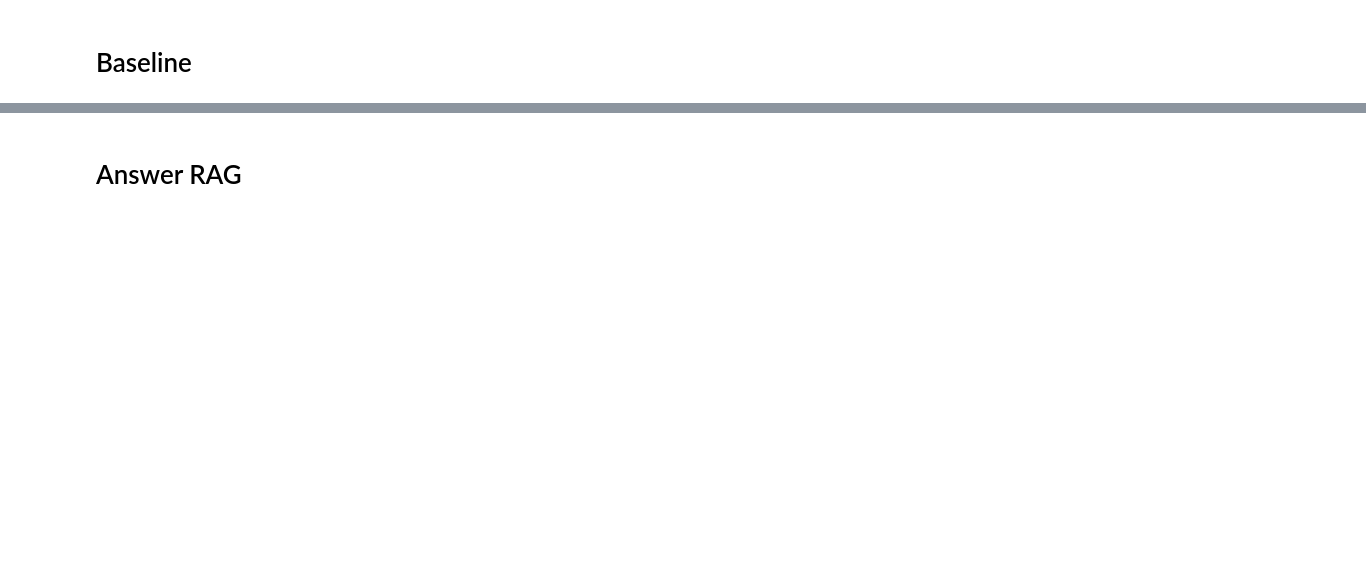
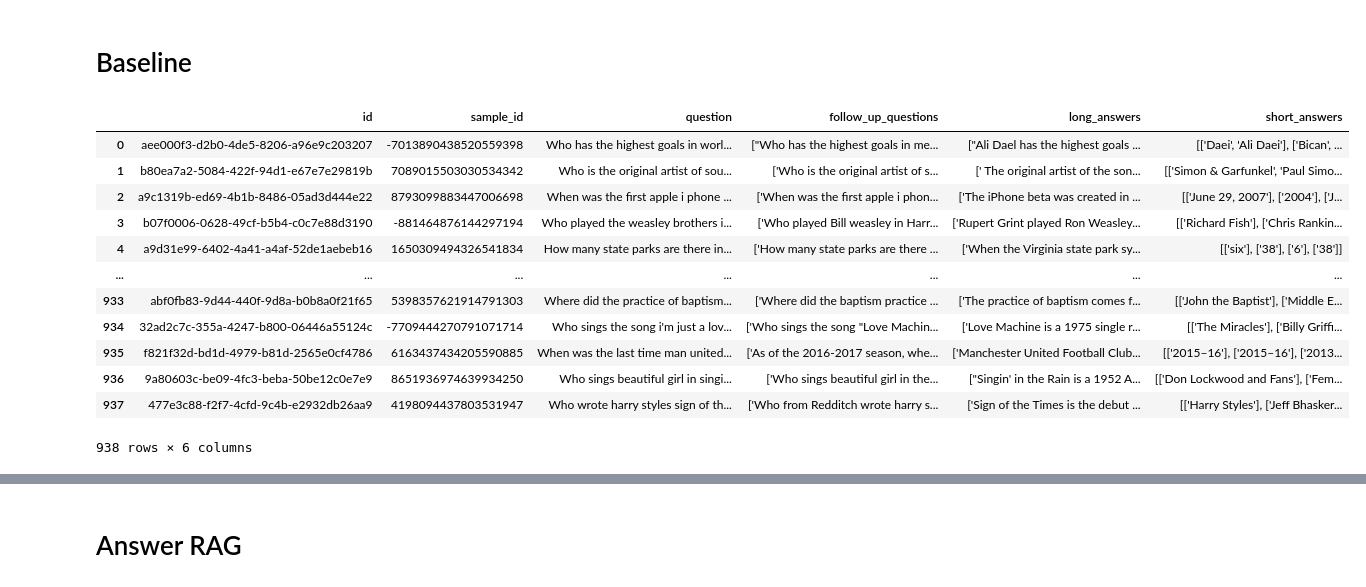
Before and after one commit to lab-paper-code/QriousRAG, a Jupyter notebook: model/answer_rag.ipynb, the cells around one changed output, grey strips where cells are left out. Cells and saved outputs as stored; diff of their text form; code cells hidden in the pictures; blank space fills up the shorter version.

```diff
--- a/model/answer_rag.ipynb
+++ b/model/answer_rag.ipynb
@@ -305,6 +349,22 @@ def answer(query, context):
 # print(np.round(scores * 100, 2))
 # %% [markdown]
 # Baseline
+# %%
+qa_df
+# %% [output]
+|  | id | sample_id | question | follow_up_questions | long_answers | short_answers |
+| 0 | aee000f3-d2b0-4de5-8206-a96e9c203207 | -7013890438520559398 | Who has the highest goals in worl... | ["Who has the highest goals in me... | ["Ali Dael has the highest goals ... | [['Daei', 'Ali Daei'], ['Bican', ... |
+| 1 | b80ea7a2-5084-422f-94d1-e67e7e29819b | 7089015503030534342 | Who is the original artist of sou... | ['Who is the original artist of s... | [' The original artist of the son... | [['Simon & Garfunkel', 'Paul Simo... |
+| 2 | a9c1319b-ed69-4b1b-8486-05ad3d444e22 | 8793099883447006698 | When was the first apple i phone ... | ['When was the first apple i phon... | ['The iPhone beta was created in ... | [['June 29, 2007'], ['2004'], ['J... |
+| 3 | b07f0006-0628-49cf-b5b4-c0c7e88d3190 | -881464876144297194 | Who played the weasley brothers i... | ['Who played Bill weasley in Harr... | ['Rupert Grint played Ron Weasley... | [['Richard Fish'], ['Chris Rankin... |
+| 4 | a9d31e99-6402-4a41-a4af-52de1aebeb16 | 1650309494326541834 | How many state parks are there in... | ['How many state parks are there ... | ['When the Virginia state park sy... | [['six'], ['38'], ['6'], ['38']] |
+| ... | ... | ... | ... | ... | ... | ... |
+| 933 | abf0fb83-9d44-440f-9d8a-b0b8a0f21f65 | 5398357621914791303 | Where did the practice of baptism... | ['Where did the baptism practice ... | ['The practice of baptism comes f... | [['John the Baptist'], ['Middle E... |
+| 934 | 32ad2c7c-355a-4247-b800-06446a55124c | -7709444270791071714 | Who sings the song i'm just a lov... | ['Who sings the song "Love Machin... | ['Love Machine is a 1975 single r... | [['The Miracles'], ['Billy Griffi... |
+| 935 | f821f32d-bd1d-4979-b81d-2565e0cf4786 | 6163437434205590885 | When was the last time man united... | ['As of the 2016-2017 season, whe... | ['Manchester United Football Club... | [['2015–16'], ['2015–16'], ['2013... |
+| 936 | 9a80603c-be09-4fc3-beba-50be12c0e7e9 | 8651936974639934250 | Who sings beautiful girl in singi... | ['Who sings beautiful girl in the... | ["Singin' in the Rain is a 1952 A... | [['Don Lockwood and Fans'], ['Fem... |
+| 937 | 477e3c88-f2f7-4cfd-9c4b-e2932db26aa9 | 4198094437803531947 | Who wrote harry styles sign of th... | ['Who from Redditch wrote harry s... | ['Sign of the Times is the debut ... | [['Harry Styles'], ['Jeff Bhasker... |
+938 rows × 6 columns
 # %%
 from tqdm import tqdm
 from evaluation import evaluate
```
Also changed, not shown: parts of 15 cells of this notebook, 6 other files.
